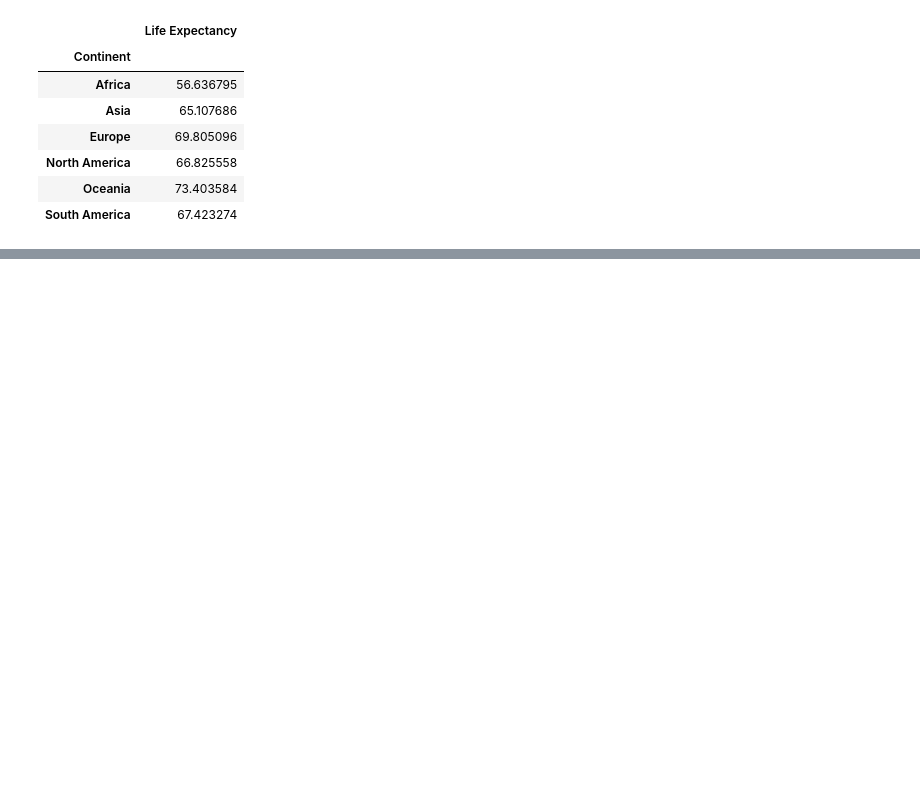
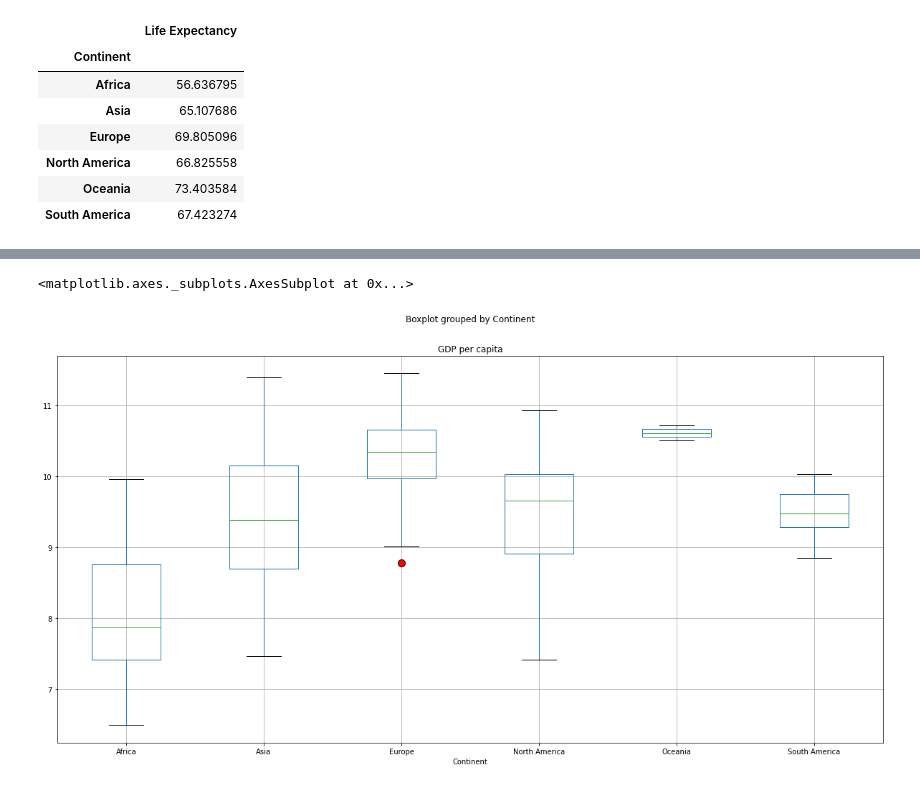
Before and after one commit to reccleston/data-analysis-project-1, a Jupyter notebook: nadia/project_work_2021.ipynb, the cells around one changed output, grey strips where cells are left out. Cells and saved outputs as stored; diff of their text form; code cells hidden in the pictures; blank space fills up the shorter version.

```diff
--- a/nadia/project_work_2021.ipynb
+++ b/nadia/project_work_2021.ipynb
@@ -414,0 +473,5 @@ gdp_and_life_expectancy_df.boxplot("Alcohol Consumption Per Capita (Liters)", by
+# %%
+gdp_and_life_expectancy_df.boxplot("GDP per capita", by="Continent", figsize=(20, 10), flierprops=dict(markerfacecolor='red', markersize=10))
+# %% [output]
+<matplotlib.axes._subplots.AxesSubplot at 0x...>
+[figure, added]
```
Also changed, not shown: parts of 8 cells of this notebook, 1 other file.
